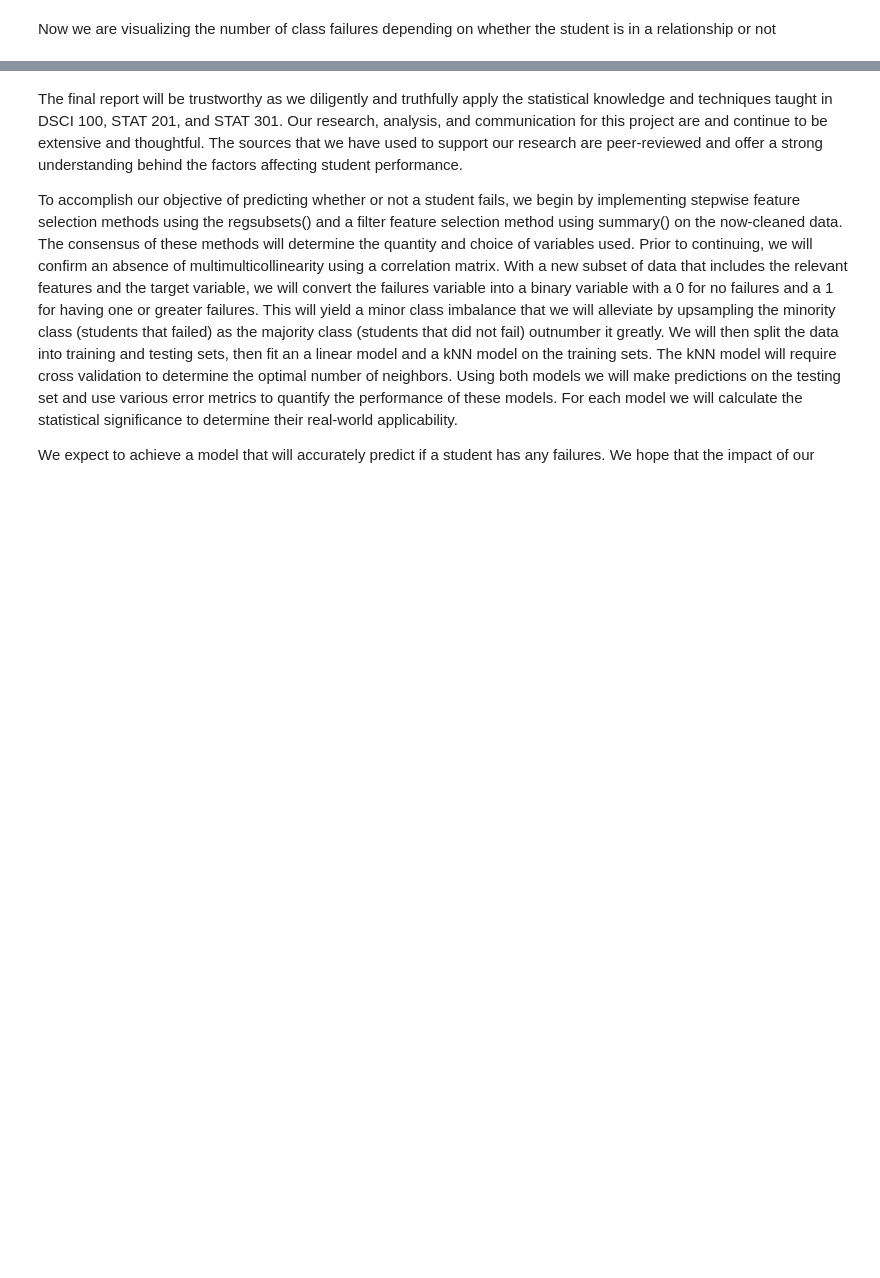
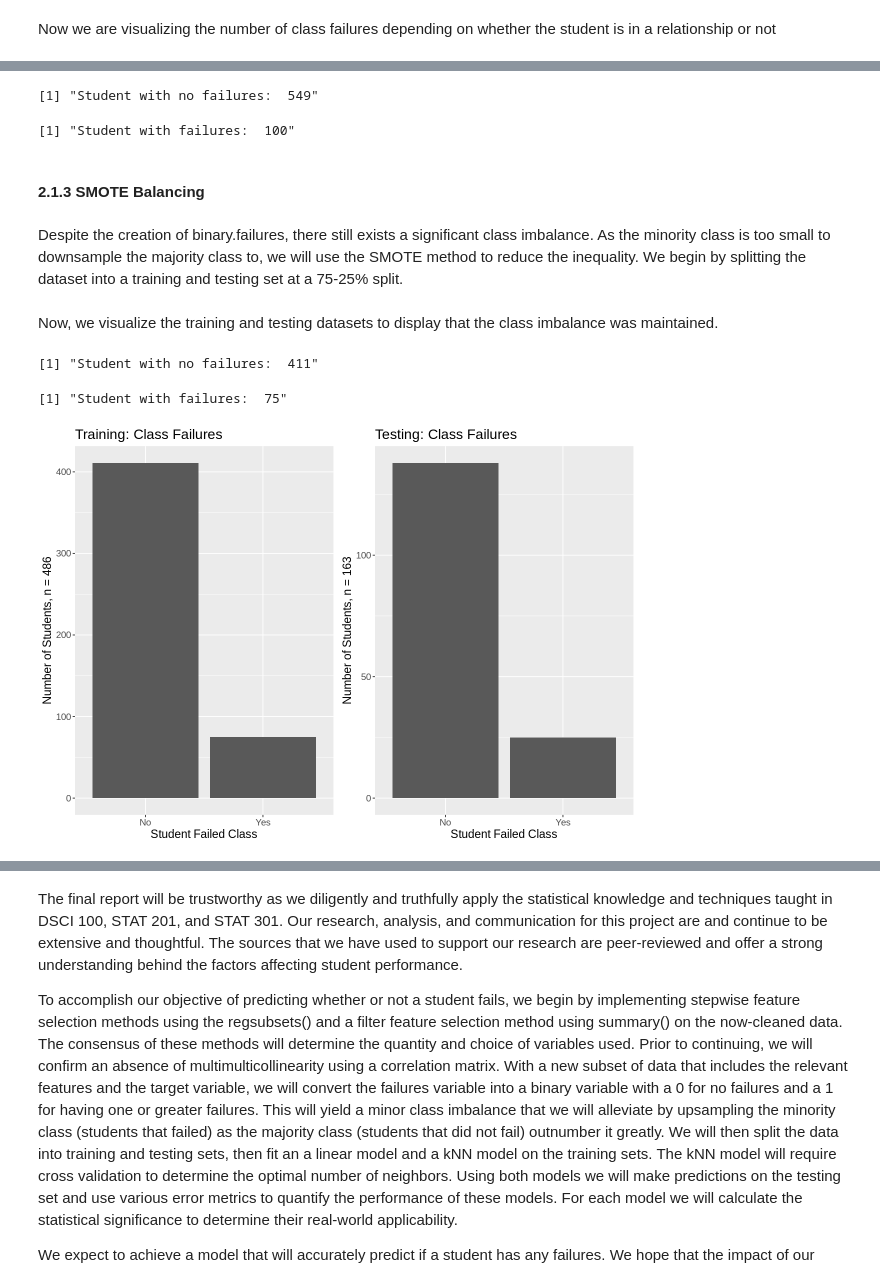
Before and after one commit to alexbastin/stat-301, a Jupyter notebook: project.ipynb, the cells around one changed output, grey strips where cells are left out. Saved outputs shown, nothing was run; the diff lists cells and outputs as text; code cells hidden in the pictures; blank space fills up the shorter version.

Commit message:
balancing complete
latest

```diff
--- a/project.ipynb
+++ b/project.ipynb
@@ -163,0 +253,45 @@ fail_rom_plot
+# %%
+binary.fail <- sum(data$binary.failures == 0)
+binary.fail <- sum(data$binary.failures == 1)
+paste("Student with no failures: ", binary.pass)
+paste("Student with failures: ", binary.fail)
+# %% [output]
+[1] "Student with no failures:  549"
+[1] "Student with failures:  100"
+# %% [markdown]
+#### 2.1.3 SMOTE Balancing
+# %% [markdown]
+Despite the creation of binary.failures, there still exists a significant class imbalance. As the minority class is too small to downsample the majority class to, we will use the SMOTE method to reduce the inequality. We begin by splitting the dataset into a training and testing set at a 75-25% split.
+# %%
+data_split <- initial_split(data, prop = 0.75, strata = binary.failures)
+data_train <- training(data_split)
+data_test <- testing(data_split)
+# %% [markdown]
+Now, we visualize the training and testing datasets to display that the class imbalance was maintained.
+# %%
+train_fail_plot <- data_train %>%
+    ggplot(aes(x = binary.failures)) +
+    geom_bar() +
+    theme(text = element_text(size = 14)) +
+    ggtitle("Training: Class Failures") +
+    xlab("Student Failed Class") +
+    ylab(paste("Number of Students, n =",nrow(data_train))) +
+    scale_x_discrete(labels=c("No", "Yes"))
+
+test_fail_plot <- data_test %>%
+    ggplot(aes(x = binary.failures)) +
+    geom_bar() +
+    theme(text = element_text(size = 14)) +
+    ggtitle("Testing: Class Failures") +
+    xlab("Student Failed Class") +
+    ylab(paste("Number of Students, n =",nrow(data_test))) +
+    scale_x_discrete(labels=c("No", "Yes"))
+
+grid.arrange(train_fail_plot, test_fail_plot, ncol=2)
+
+paste("Student with no failures: ", sum(data_train$binary.failures == 0))
+paste("Student with failures: ", sum(data_train$binary.failures == 1))
+# %% [output]
+[1] "Student with no failures:  411"
+[1] "Student with failures:  75"
+[figure, added]
```
Also changed, not shown: parts of 37 cells of this notebook.
